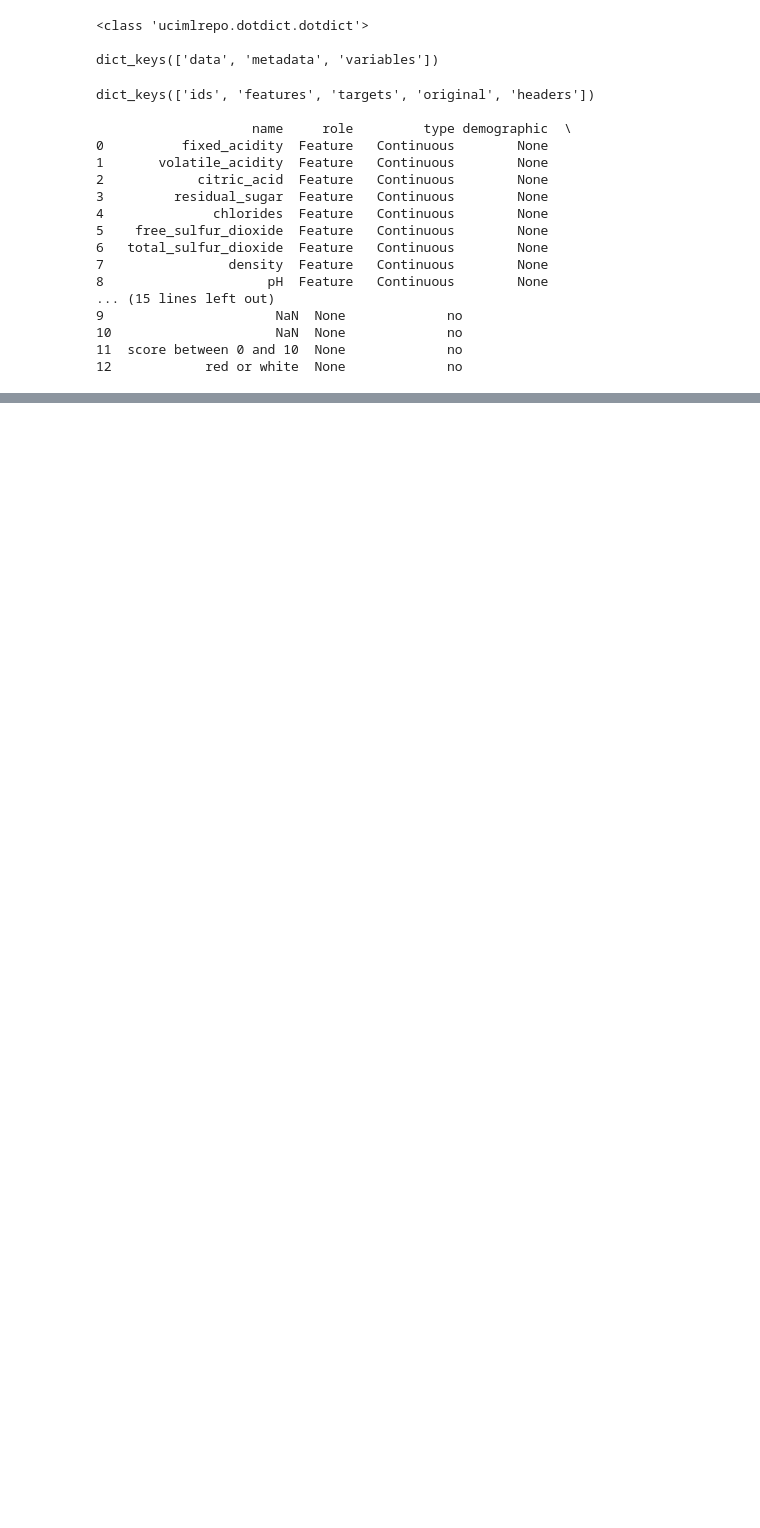
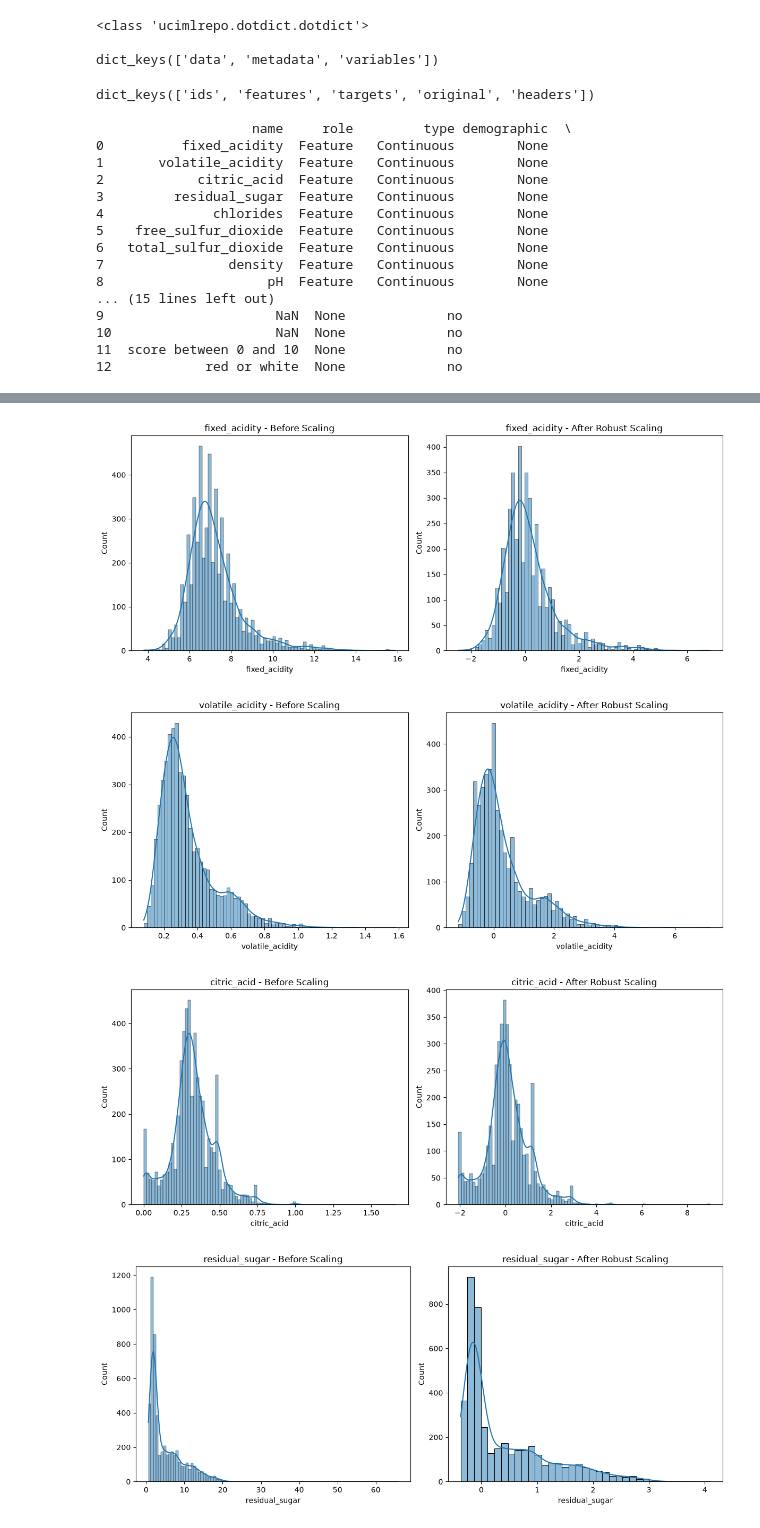
Before and after one commit to Dev-Flurssy/ml-projects, a Jupyter notebook: projects/Data/Numerical Cleaning.ipynb, the cells around one changed output, grey strips where cells are left out. Cells and saved outputs as stored; diff of their text form; code cells hidden in the pictures; blank space fills up the shorter version.

```diff
--- a/projects/Data/Numerical Cleaning.ipynb
+++ b/projects/Data/Numerical Cleaning.ipynb
@@ -225,2 +355,22 @@ Categorical columns: []
 # %%
-# checking for correlations
+X_train_scaled = svr_preprocess.fit_transform(X_train)
+X_test_scaled = svr_preprocess.transform(X_test)
+
+# C=1 → gentle, smooth C=10 → balance, C=100 → strict, aggressive
+
+from sklearn.svm import SVR
+
+# Linear SVR (gamma ignored)
+lsvr1 = SVR(kernel='linear', C=1, epsilon=0.1)
+lsvr2 = SVR(kernel='linear', C=10, epsilon=0.1)
+lsvr3 = SVR(kernel='linear', C=100, epsilon=0.1)
+
+# RBF SVR (gamma matters)
+rsvr1 = SVR(kernel='rbf', C=1, gamma=0.1, epsilon=0.1)
+rsvr2 = SVR(kernel='rbf', C=10, gamma=0.1, epsilon=0.1)
+rsvr3 = SVR(kernel='rbf', C=100, gamma=0.5, epsilon=0.1)
+
+models = [lsvr1, lsvr2, lsvr3, rsvr1, rsvr2, rsvr3]
+
+for m in models:
+    m.fit(X_train_scaled, y_train)
@@ -229,2 +377,25 @@ Categorical columns: []
 # %%
-# preprocessing pipeline
+scaled_df = pd.DataFrame(X_train_scaled, columns=X.columns)
+
+num_cols = X.columns.tolist()   # FIXED
+
+for col in num_cols:
+    plt.figure(figsize=(12, 5))
+
+    # Before scaling
+    plt.subplot(1, 2, 1)
+    sns.histplot(df[col], kde=True)
+    plt.title(f"{col} - Before Scaling")
+
+    # After scaling
+    plt.subplot(1, 2, 2)
+    sns.histplot(scaled_df[col], kde=True)
+    plt.title(f"{col} - After Robust Scaling")
+
+    plt.tight_layout()
+    plt.show()
+# %% [output]
+[figure, added]
+[figure, added]
+[figure, added]
+[figure, added]
```
Also changed, not shown: parts of 23 cells of this notebook, 1 other file.
